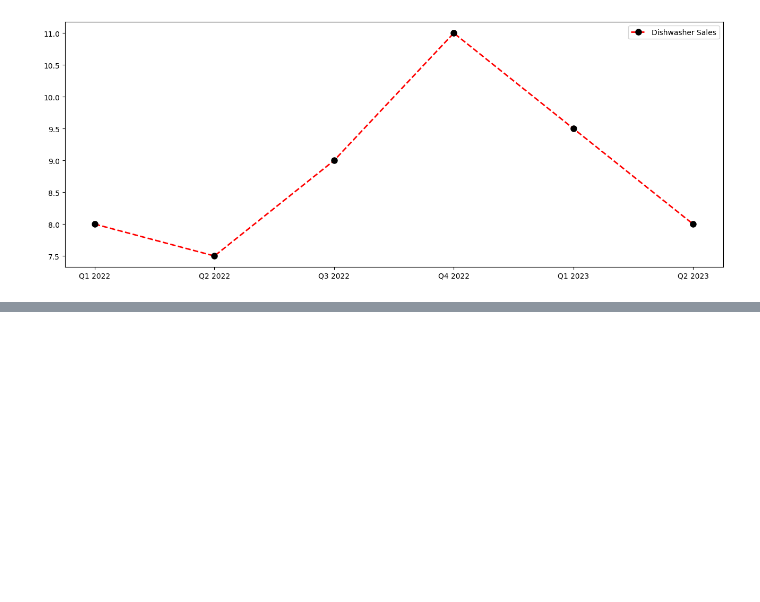
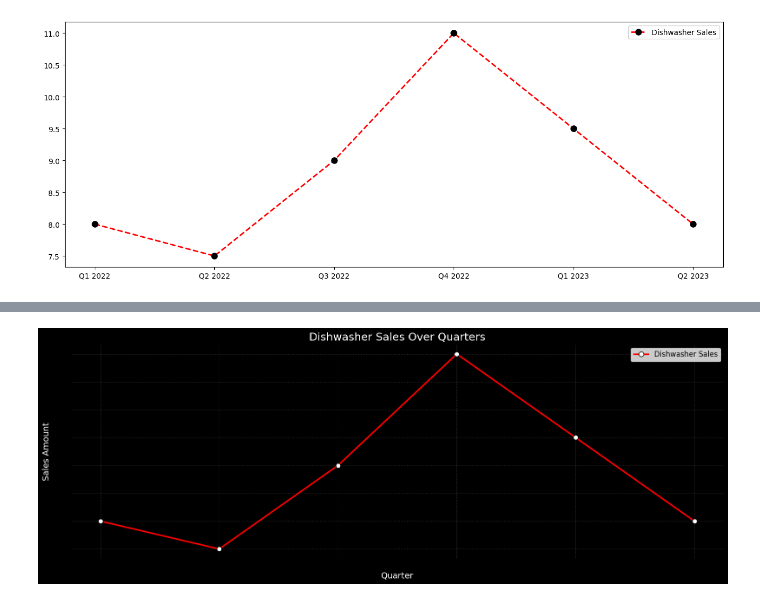
Before and after one commit to redwanhasan07208212/python-basic, a Jupyter notebook: Class_8/matplot.ipynb, the cells around one changed output, grey strips where cells are left out. Saved outputs shown, nothing was run; the diff lists cells and outputs as text; code cells hidden in the pictures; blank space fills up the shorter version.

```diff
--- a/Class_8/matplot.ipynb
+++ b/Class_8/matplot.ipynb
@@ -54,0 +102,37 @@ plt.show()
+# %%
+plt.figure(figsize=(16, 6))
+
+# Plotting with simple enhancements
+plt.plot(data1["Quarter"],
+         data1["Dishwasher"],
+         label="Dishwasher Sales",
+         color="red",
+         linewidth=2.5,
+         marker="o",
+         markersize=8,
+         markerfacecolor="white",
+         markeredgecolor="black",
+         )
+
+
+# Setting a black background color
+plt.gca().set_facecolor('black')
+plt.gcf().set_facecolor('black')
+
+# Titles and labels
+plt.title('Dishwasher Sales Over Quarters', fontsize=18,color="white")
+plt.xlabel('Quarter', fontsize=14,color="white")
+plt.ylabel('Sales Amount', fontsize=14,color="white")
+
+# Show grid for readability
+plt.grid(True, linestyle=':', alpha=0.4)
+
+# Add legend
+plt.legend(fontsize=12)
+
+
+# Show the plot
+plt.tight_layout()
+plt.show()
+# %% [output]
+[figure, added]
```
Also changed, not shown: parts of 2 cells of this notebook, 4 other files.
